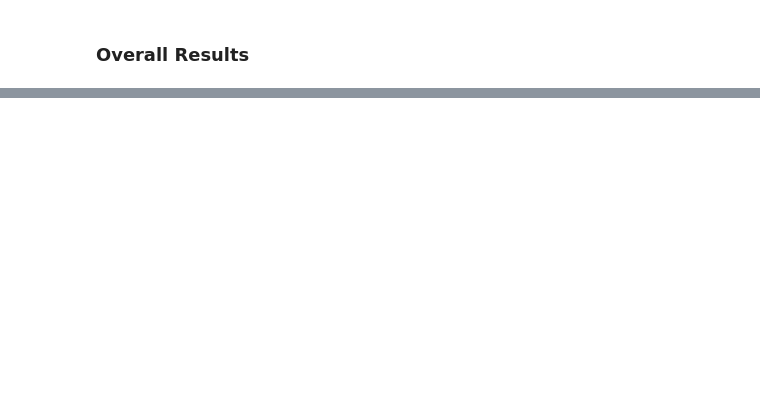
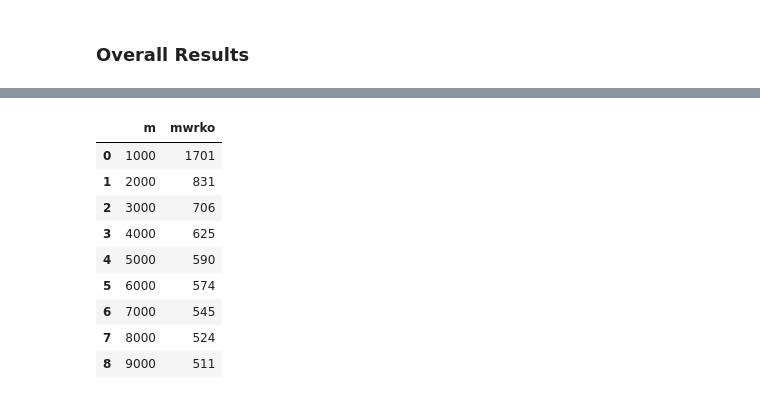
Before and after one commit to emicervantes/gko-23, a Jupyter notebook: scripts/synthetic-exp/synthetic-exp2.ipynb, the cells around one changed output, grey strips where cells are left out. Saved outputs shown, nothing was run; the diff lists cells and outputs as text; code cells hidden in the pictures; blank space fills up the shorter version.

```diff
--- a/scripts/synthetic-exp/synthetic-exp2.ipynb
+++ b/scripts/synthetic-exp/synthetic-exp2.ipynb
@@ -314,0 +315,17 @@ plt.show()
+# %%
+import pandas as pd
+df = pd.DataFrame()
+df['m'] = m
+df['mwrko'] = mwrko_unif_iter
+df
+# %% [output]
+|  | m | mwrko |
+| 0 | 1000 | 1701 |
+| 1 | 2000 | 831 |
+| 2 | 3000 | 706 |
+| 3 | 4000 | 625 |
+| 4 | 5000 | 590 |
+| 5 | 6000 | 574 |
+| 6 | 7000 | 545 |
+| 7 | 8000 | 524 |
+| 8 | 9000 | 511 |
```
Also changed, not shown: parts of 9 cells of this notebook, 15 other files.
